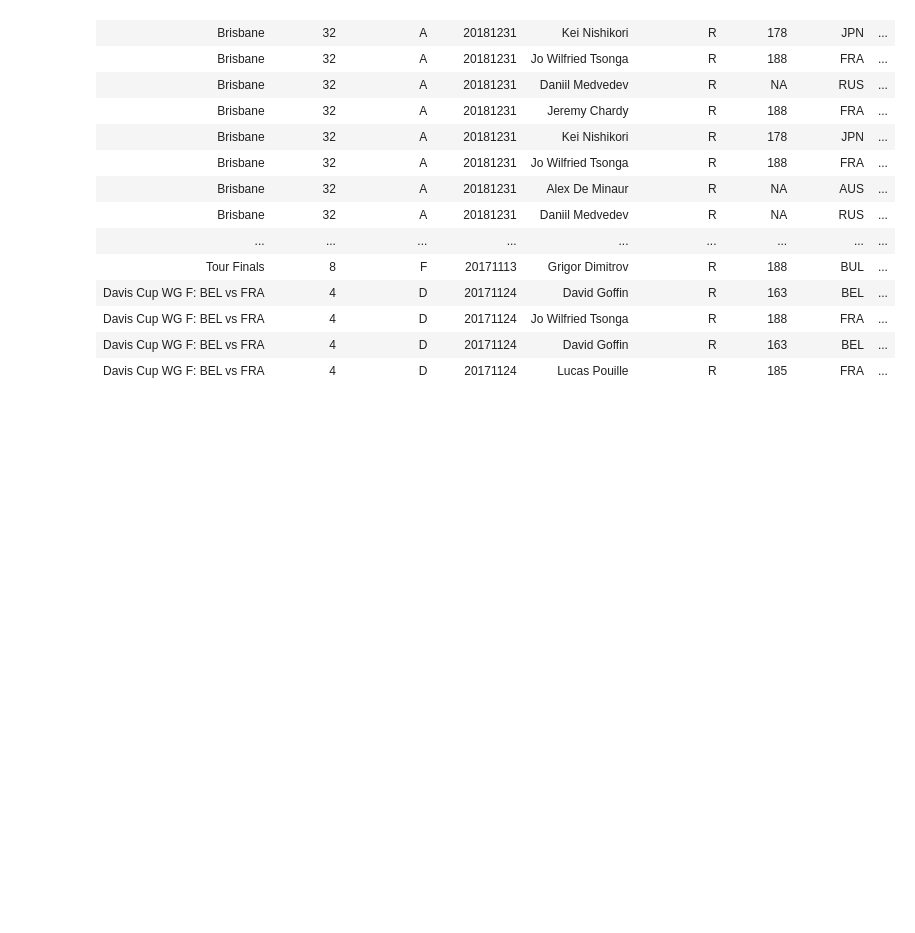
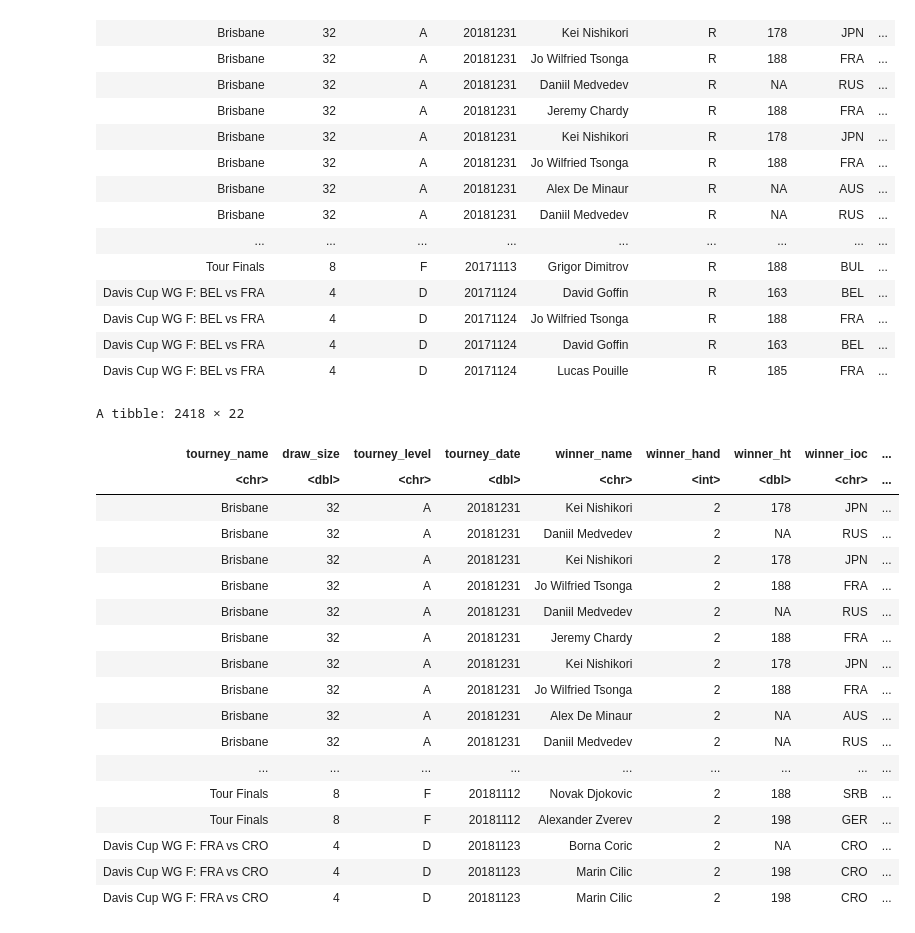
Before and after one commit to jo-adithya/dsci_project, a Jupyter notebook: proposal.ipynb, the cells around one changed output. Saved outputs shown, nothing was run; the diff lists cells and outputs as text; code cells hidden in the pictures; blank space fills up the shorter version.

```diff
--- a/proposal.ipynb
+++ b/proposal.ipynb
@@ -58,3 +58,28 @@ A tibble: 6866 × 22
 | Davis Cup WG F: BEL vs FRA | 4 | D | 20171124 | Jo Wilfried Tsonga | R | 188 | FRA | ... |
 | Davis Cup WG F: BEL vs FRA | 4 | D | 20171124 | David Goffin | R | 163 | BEL | ... |
 | Davis Cup WG F: BEL vs FRA | 4 | D | 20171124 | Lucas Pouille | R | 185 | FRA | ... |
+# %%
+tennis <- tennis %>%
+    filter(substr(tourney_date, 0, 4) == "2018")
+
+tennis
+# %% [output]
+A tibble: 2418 × 22
+| tourney_name | draw_size | tourney_level | tourney_date | winner_name | winner_hand | winner_ht | winner_ioc | ... |
+| <chr> | <dbl> | <chr> | <dbl> | <chr> | <int> | <dbl> | <chr> | ... |
+| Brisbane | 32 | A | 20181231 | Kei Nishikori | 2 | 178 | JPN | ... |
+| Brisbane | 32 | A | 20181231 | Daniil Medvedev | 2 | NA | RUS | ... |
+| Brisbane | 32 | A | 20181231 | Kei Nishikori | 2 | 178 | JPN | ... |
+| Brisbane | 32 | A | 20181231 | Jo Wilfried Tsonga | 2 | 188 | FRA | ... |
+| Brisbane | 32 | A | 20181231 | Daniil Medvedev | 2 | NA | RUS | ... |
+| Brisbane | 32 | A | 20181231 | Jeremy Chardy | 2 | 188 | FRA | ... |
+| Brisbane | 32 | A | 20181231 | Kei Nishikori | 2 | 178 | JPN | ... |
+| Brisbane | 32 | A | 20181231 | Jo Wilfried Tsonga | 2 | 188 | FRA | ... |
+| Brisbane | 32 | A | 20181231 | Alex De Minaur | 2 | NA | AUS | ... |
+| Brisbane | 32 | A | 20181231 | Daniil Medvedev | 2 | NA | RUS | ... |
+| ... | ... | ... | ... | ... | ... | ... | ... | ... |
+| Tour Finals | 8 | F | 20181112 | Novak Djokovic | 2 | 188 | SRB | ... |
+| Tour Finals | 8 | F | 20181112 | Alexander Zverev | 2 | 198 | GER | ... |
+| Davis Cup WG F: FRA vs CRO | 4 | D | 20181123 | Borna Coric | 2 | NA | CRO | ... |
+| Davis Cup WG F: FRA vs CRO | 4 | D | 20181123 | Marin Cilic | 2 | 198 | CRO | ... |
+| Davis Cup WG F: FRA vs CRO | 4 | D | 20181123 | Marin Cilic | 2 | 198 | CRO | ... |
```
Also changed, not shown: parts of 5 cells of this notebook.
